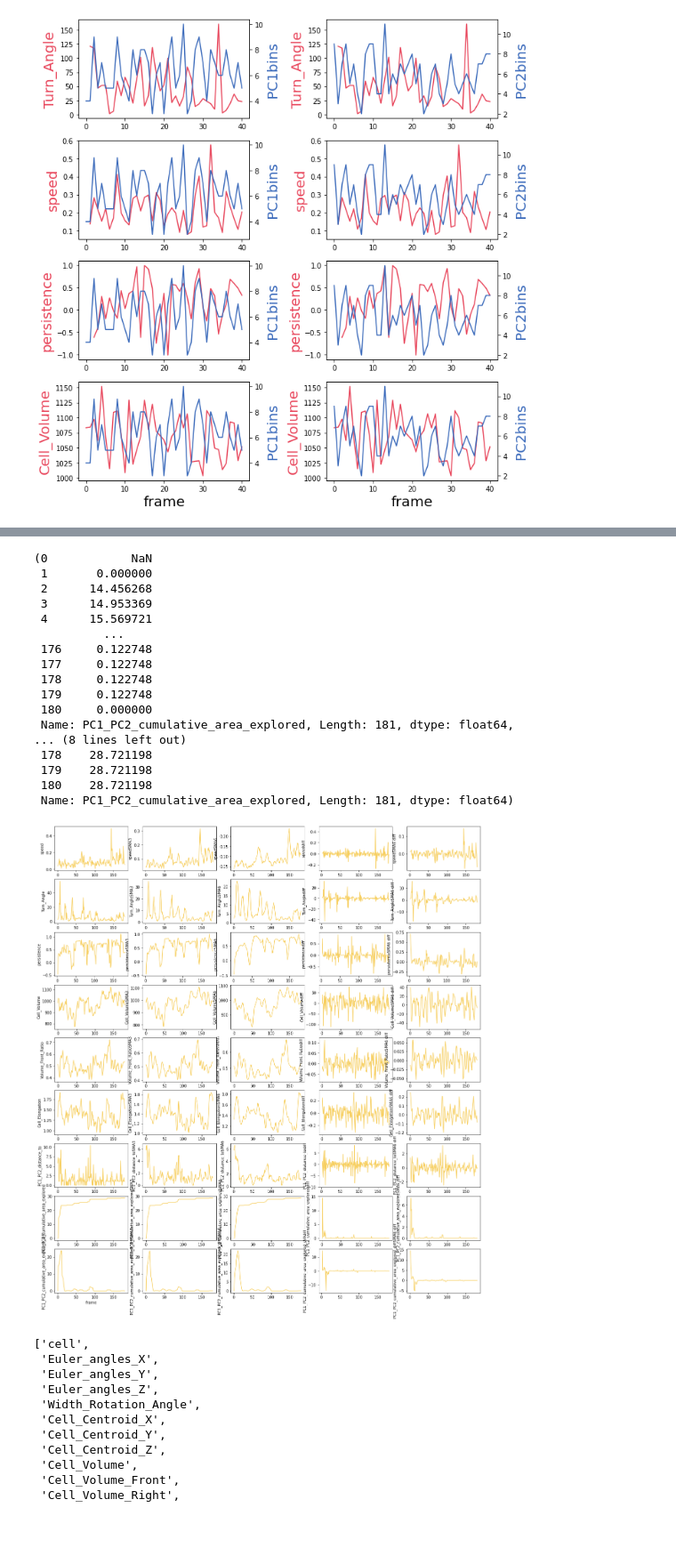
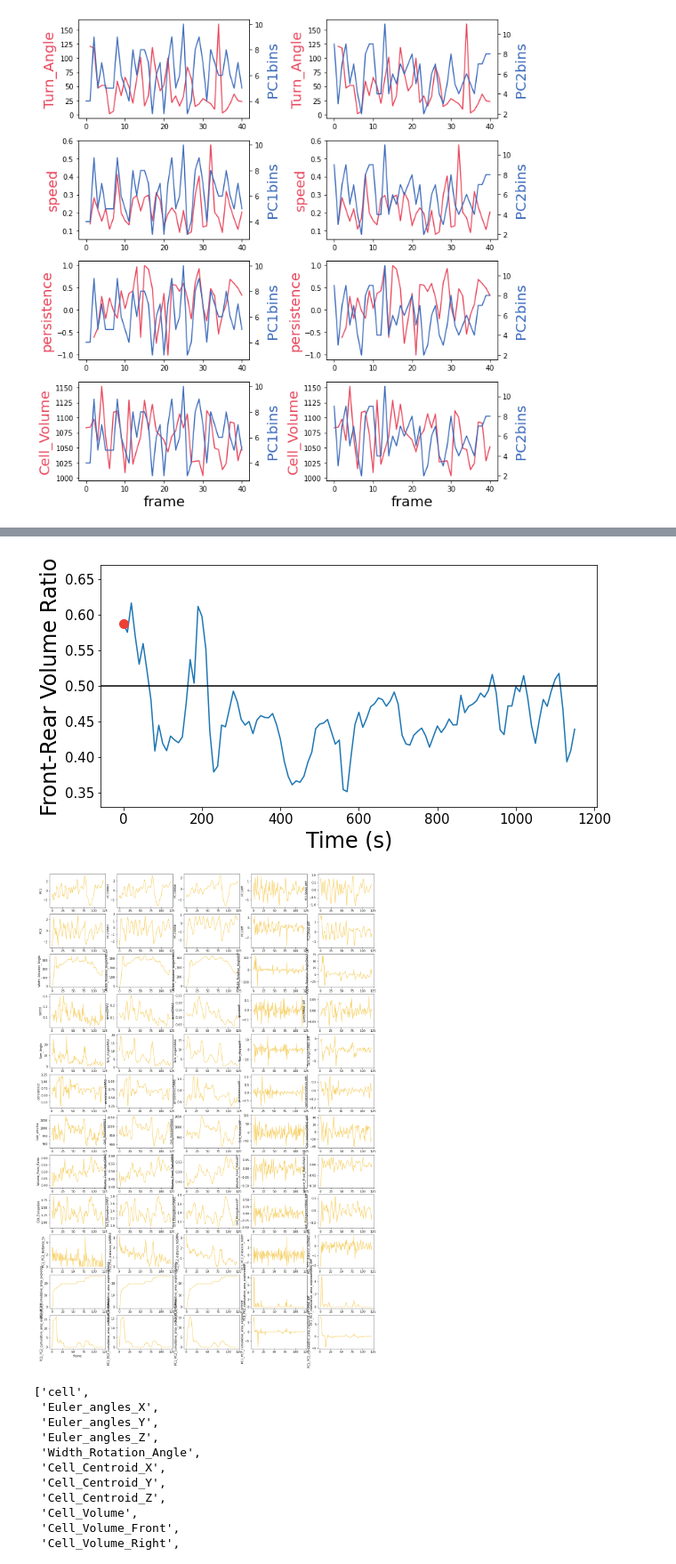
Before and after one commit to looneytunes2/NeutrophilShapeAnalysis, a Jupyter notebook: Notebooks/Visualize Stats and Images of Individual Cell.ipynb, the cells around one changed output, grey strips where cells are left out. Shown at 89% size. Cells and saved outputs as stored; diff of their text form; code cells hidden in the pictures; blank space fills up the shorter version.

```diff
--- a/Notebooks/Visualize Stats and Images of Individual Cell.ipynb
+++ b/Notebooks/Visualize Stats and Images of Individual Cell.ipynb
@@ -646,29 +704,56 @@ plt.savefig(specificdir + 'Metrics vs PCs through time.png', bbox_inches='tight'
 # %%
-data['PC1_PC2_cumulative_area_explored'].diff().rolling(10,min_periods=1).sum(), data['PC1_PC2_cumulative_area_explored']
+################# SINGLE ANIMATED METRICS ###############
+########## animate the PC transition trajectory DRAW THE LINE AS THROUGH TIME ##############
+
+metricstoplot = ['Volume_Front_Ratio']
+
+#make fig
+fig, ax = plt.subplots(figsize = (10,5))
+
+#establish time range
+realtime = np.arange(len(data))*time_interval
+#plot the initial line
+ax.plot(realtime,data[metricstoplot])
+ax.axhline(0.5, color='black')
+movingdata = data.copy()[['frame']+metricstoplot]
+
+# create a point in the axes
+point, = ax.plot(realtime[0],movingdata.Volume_Front_Ratio[0], marker="o", color = '#eb4034', markersize = 10)
+
+
+
+# make function for updating point position
+def animate(i, dat):
+    for c in dat.columns.to_list()[1:]:
+        point.set_data([realtime[i]], [dat[c][i]])
+    return point,
+
+ani = FuncAnimation(fig, animate, interval=10, blit=True, repeat=True,
+                    frames=list(range(len(movingdata))), fargs = (movingdata,))
+
+ax.set_xlabel('Time (s)', fontsize = 24)#, labelpad = -1)
+ax.set_ylabel('Front-Rear Volume Ratio', fontsize = 24)#, labelpad = -1)
+ax.tick_params(axis='x', labelsize=15)
+ax.tick_params(axis='y', labelsize=15)
+ax.set_ylim(0.33,0.67)
+plt.show()
+
+#make the directory to save this combined image
+specificdir = infrsavedir + row.CellID +'/'
+if not os.path.exists(specificdir):
+    os.makedirs(specificdir)
+ani.save(specificdir + 'FR_animated_plot.mp4', fps=8, dpi = 200)#, extra_args=['-vcodec', 'libx264'])
 # %% [output]
-(0            NaN
- 1       0.000000
- 2      14.456268
- 3      14.953369
- 4      15.569721
-          ...
- 176     0.122748
- 177     0.122748
- 178     0.122748
- 179     0.122748
- 180     0.000000
- Name: PC1_PC2_cumulative_area_explored, Length: 181, dtype: float64,
-... (8 lines left out)
- 178    28.721198
- 179    28.721198
- 180    28.721198
- Name: PC1_PC2_cumulative_area_explored, Length: 181, dtype: float64)
+[figure, added]
 # %%
 ############# Plot a bunch of metrics over time ################
 #add diff of PC1_PC2_cumulative_area_explored for rolling sum measure
 data['PC1_PC2_cumulative_area_explored_diff'] = data['PC1_PC2_cumulative_area_explored'].diff().rolling(10,min_periods=1).sum()
 
 metlist = [
+    'PC1',
+    'PC2',
+    'Width_Rotation_Angle',
     'speed',
     'Turn_Angle',
     'persistence',
@@ -676,34 +761,34 @@ metlist = [
     'Volume_Front_Ratio',
     'Cell_Elongation',
     'PC1_PC2_distance_to',
     'PC1_PC2_cumulative_area_explored',
     'PC1_PC2_cumulative_area_explored_diff'
 ]
 
 fig, axes = plt.subplots(len(metlist),5,figsize=(20,len(metlist)*2.5))
 for a, ax in enumerate(axes):
     #plot metric in question
 
     ax[0].plot(data[metlist[a]].to_numpy(), color = '#f7cf60')
     ax[0].set_ylabel(metlist[a])#, color='#f7cf60')
 
     ax[1].plot(data[metlist[a]].rolling(3,min_periods=1).mean().to_numpy(), color = '#f7cf60')
     ax[1].set_ylabel(metlist[a]+'SMA3')#, color='#f7cf60')
 
     ax[2].plot(data[metlist[a]].rolling(6,min_periods=1).mean().to_numpy(), color = '#f7cf60')
     ax[2].set_ylabel(metlist[a]+'SMA6')#, color='#f7cf60')
 
     ax[3].plot(data[metlist[a]].diff().to_numpy(), color = '#f7cf60')
     ax[3].set_ylabel(metlist[a]+'diff')#, color='#f7cf60')
 
     ax[4].plot(data[metlist[a]].diff().rolling(3,min_periods=1).mean().to_numpy(), color = '#f7cf60')
     ax[4].set_ylabel(metlist[a]+'SMA6 diff')#, color='#f7cf60')
 
 
     if a == len(axes)-1:
         ax[0].set_xlabel('frame')
 # %% [output]
-[figure, old version]
+[figure, new version]
 # %%
 data.columns.to_list()
 # %% [output]
```
Also changed, not shown: parts of 12 cells of this notebook, 19 other files.
